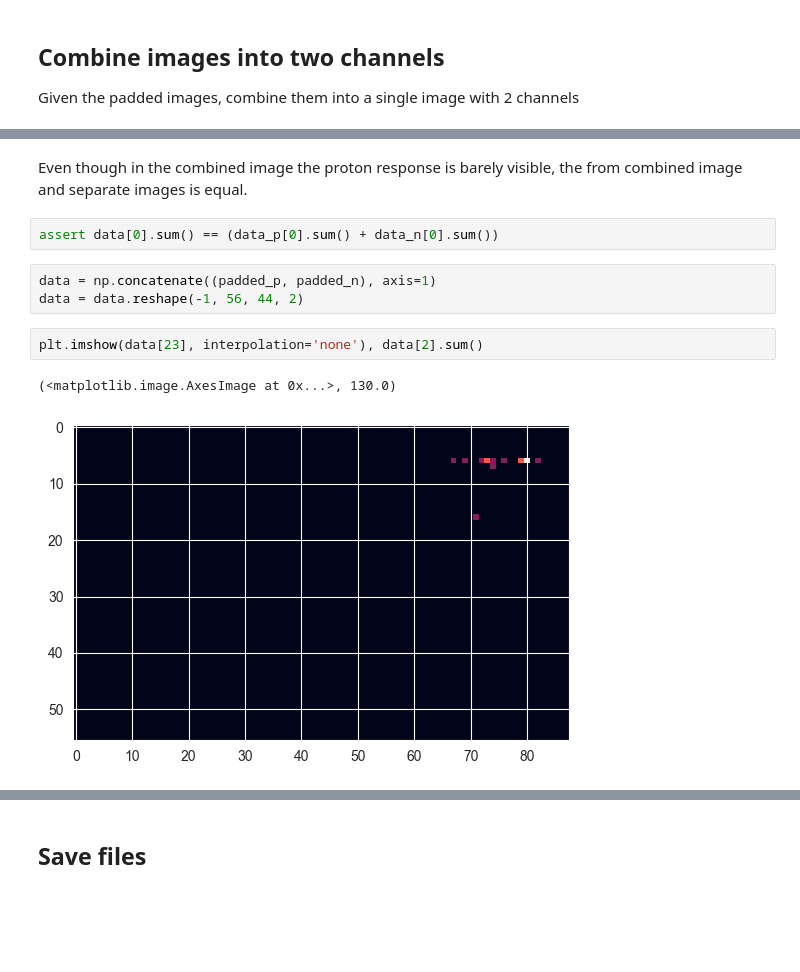
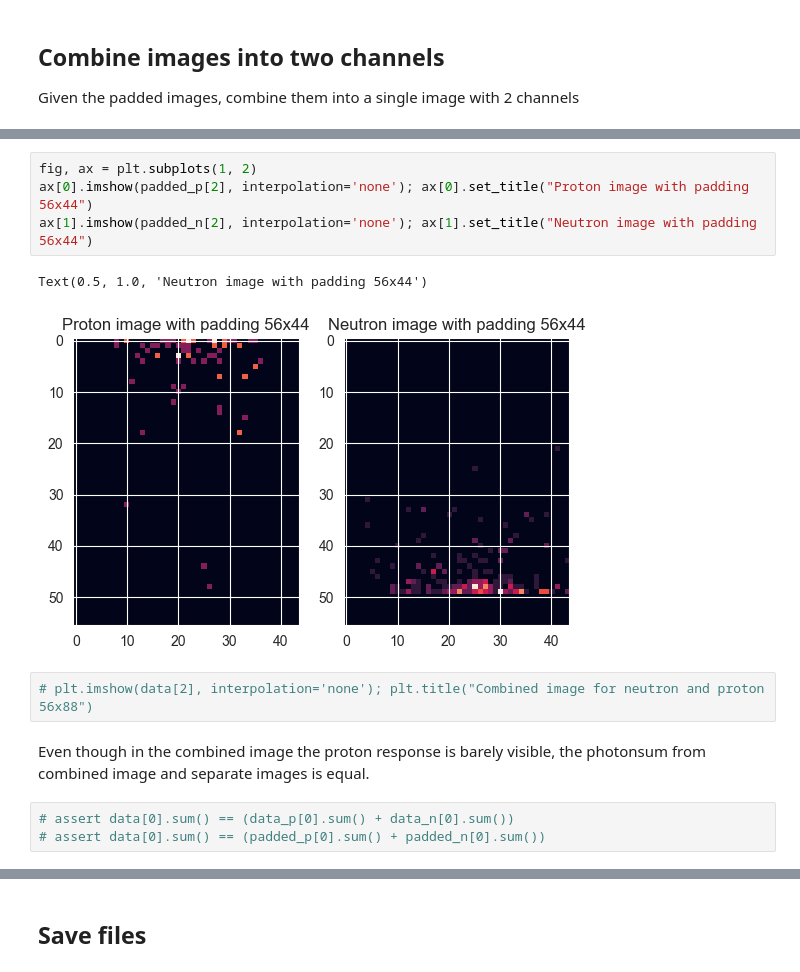
Before and after one commit to patrick-bedkowski/Generative-Models-for-CERN-Fast-Simulations, a Jupyter notebook: notebooks/data_filtering.ipynb, the cells around one changed output, grey strips where cells are left out. Saved outputs shown, nothing was run; the diff lists cells and outputs as text; blank space fills up the shorter version.

```diff
--- a/notebooks/data_filtering.ipynb
+++ b/notebooks/data_filtering.ipynb
@@ -155,12 +174,14 @@ ax[1].imshow(data_n[0], interpolation='none')
+# %%
+fig, ax = plt.subplots(1, 2)
+ax[0].imshow(padded_p[2], interpolation='none'); ax[0].set_title("Proton image with padding 56x44")
+ax[1].imshow(padded_n[2], interpolation='none'); ax[1].set_title("Neutron image with padding 56x44")
+# %% [output]
+Text(0.5, 1.0, 'Neutron image with padding 56x44')
+[figure, added]
+# %%
+# plt.imshow(data[2], interpolation='none'); plt.title("Combined image for neutron and proton 56x88")
 # %% [markdown]
-Even though in the combined image the proton response is barely visible, the from combined image and separate images is equal.
+Even though in the combined image the proton response is barely visible, the photonsum from combined image and separate images is equal.
 # %%
-assert data[0].sum() == (data_p[0].sum() + data_n[0].sum())
+# assert data[0].sum() == (data_p[0].sum() + data_n[0].sum())
+# assert data[0].sum() == (padded_p[0].sum() + padded_n[0].sum())
-# %%
-data = np.concatenate((padded_p, padded_n), axis=1)
-data = data.reshape(-1, 56, 44, 2)
-# %%
-plt.imshow(data[23], interpolation='none'), data[2].sum()
-# %% [output]
-(<matplotlib.image.AxesImage at 0x...>, 130.0)
-[figure, removed]
```
Also changed, not shown: parts of 22 cells of this notebook.
